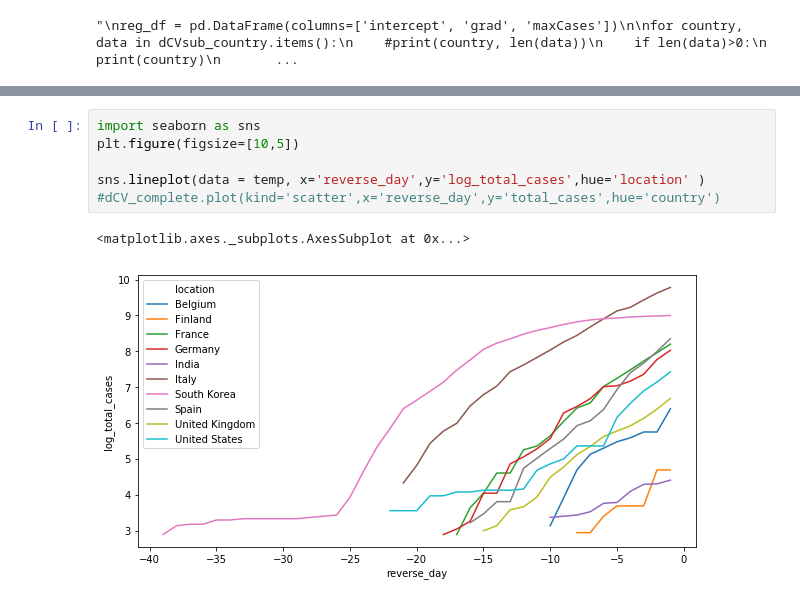
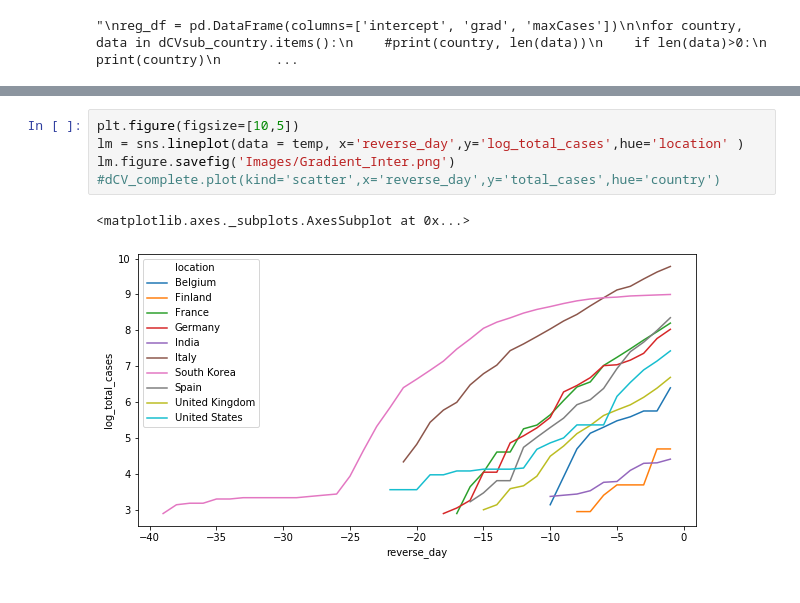
Before and after one commit to rishemjit/COVID_analysis, a Jupyter notebook: Regression_analysis.ipynb, the cells around one changed output, grey strips where cells are left out. Saved outputs shown, nothing was run; the diff lists cells and outputs as text.

Commit message:
add figure2

```diff
--- a/Regression_analysis.ipynb
+++ b/Regression_analysis.ipynb
@@ -561,11 +513,10 @@ temp
 | 2300 | 2020-03-14 | United States | 414.0 | 5.0 | 1678 | 41.0 | 52 | -1 | ... |
 176 rows × 10 columns
 # %%
-import seaborn as sns
 plt.figure(figsize=[10,5])
-
-sns.lineplot(data = temp, x='reverse_day',y='log_total_cases',hue='location' )
+lm = sns.lineplot(data = temp, x='reverse_day',y='log_total_cases',hue='location' )
+lm.figure.savefig('Images/Gradient_Inter.png')
 #dCV_complete.plot(kind='scatter',x='reverse_day',y='total_cases',hue='country')
 # %% [output]
 <matplotlib.axes._subplots.AxesSubplot at 0x...>
-[figure, old version]
+[figure, new version]
```
Also changed, not shown: parts of 7 cells of this notebook, 1 other file.
